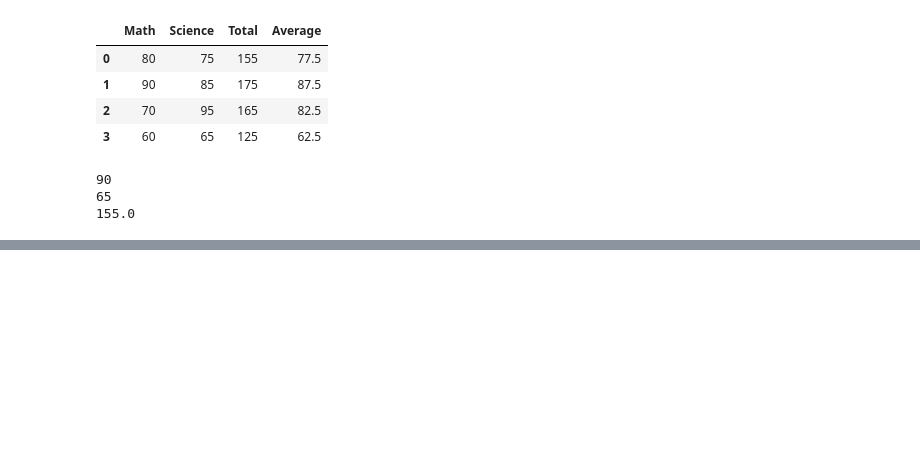
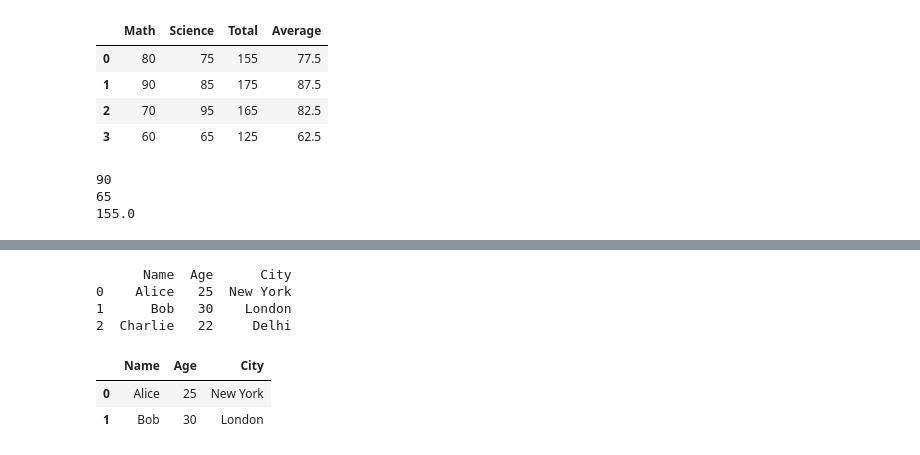
Before and after one commit to Witzcode0/AI, a Jupyter notebook: pandasDocs/session_2.ipynb, the cells around one changed output, grey strips where cells are left out. Saved outputs shown, nothing was run; the diff lists cells and outputs as text; code cells hidden in the pictures; blank space fills up the shorter version.

```diff
--- a/pandasDocs/session_2.ipynb
+++ b/pandasDocs/session_2.ipynb
@@ -509,0 +594,27 @@ print(df["Total"].mean())  # Average of total scores
+# %%
+# Creating a sample DataFrame
+data = {
+    'Name': ['Alice', 'Bob', 'Charlie'],
+    'Age': [25, 30, 22],
+    'City': ['New York', 'London', 'Delhi']
+}
+df = pd.DataFrame(data)
+
+# Show the DataFrame
+print(df)
+# %% [output]
+      Name  Age      City
+0    Alice   25  New York
+1      Bob   30    London
+2  Charlie   22     Delhi
+# %%
+# 🎯 Get specific rows using .loc[]
+df.loc[0]  # Get the row with label 0
+df.loc[0:1]       # Get rows with label 0 and 1 (both included!)
+
+# 🧠 Think like this:
+# "I want the row whose name is 0 or from name 0 to 1."
+# %% [output]
+|  | Name | Age | City |
+| 0 | Alice | 25 | New York |
+| 1 | Bob | 30 | London |
```
Also changed, not shown: parts of 19 cells of this notebook, 6 other files.
